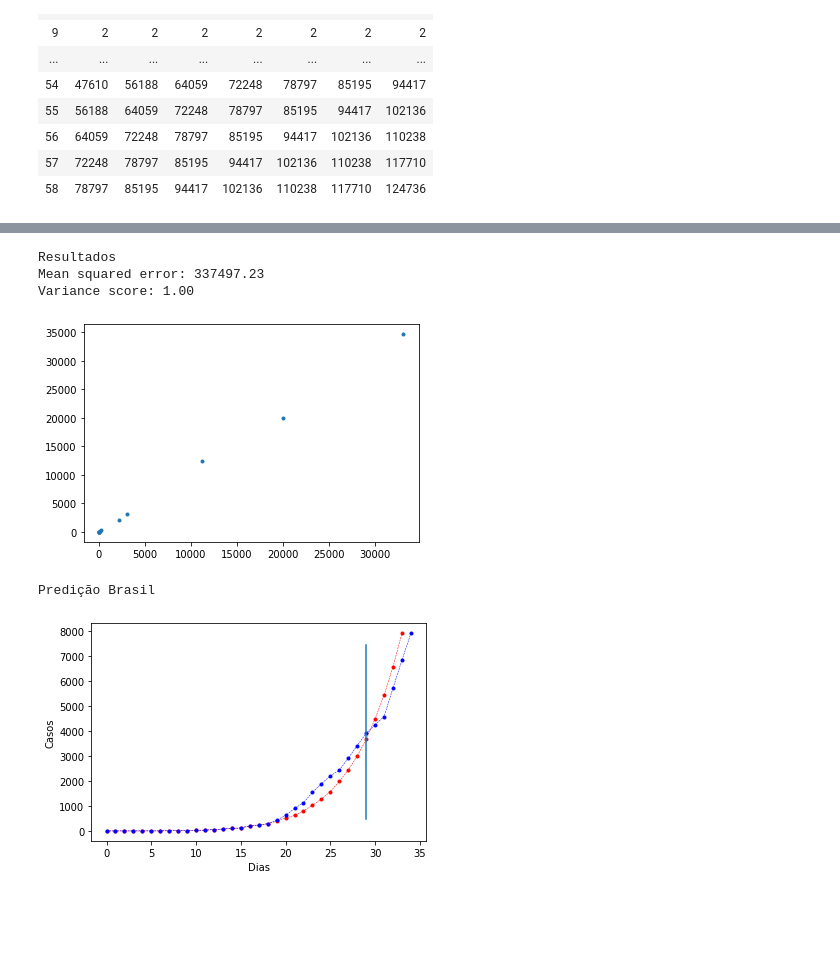
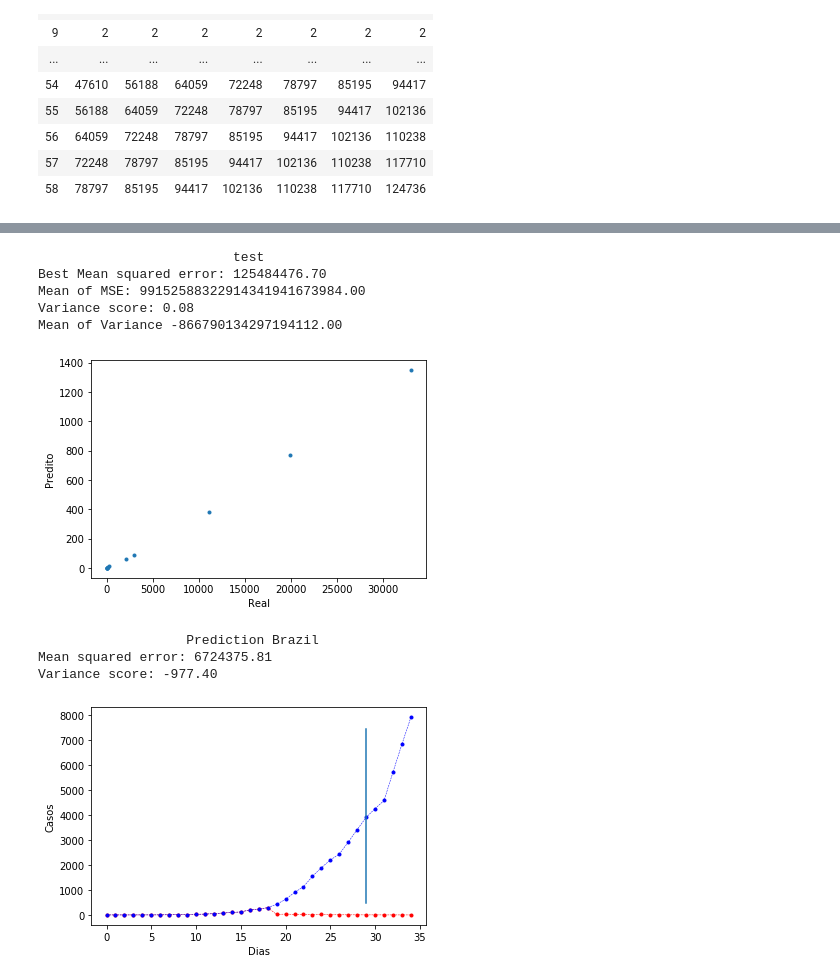
Before and after one commit to ThalesNoge/IC2019, a Jupyter notebook: CoronaVirus/covid-19MLP.ipynb, the cells around one changed output, grey strips where cells are left out. Saved outputs shown, nothing was run; the diff lists cells and outputs as text; code cells hidden in the pictures; blank space fills up the shorter version.

```diff
--- a/CoronaVirus/covid-19MLP.ipynb
+++ b/CoronaVirus/covid-19MLP.ipynb
@@ -29,7 +29,6 @@ dbSp
 | 57 | 72248 | 78797 | 85195 | 94417 | 102136 | 110238 | 117710 |
 | 58 | 78797 | 85195 | 94417 | 102136 | 110238 | 117710 | 124736 |
 # %%
-reg = MLPRegressor(hidden_layer_sizes =(6,8,6 ),solver='adam',activation = 'relu',learning_rate='adaptive',learning_rate_init = 0.1,max_iter=10000, shuffle = False)
 log = lambda x: math.log2(x)
 deslog = lambda x: 2**x
 module = lambda x: (x**2)**(1/2)
@@ -44,29 +43,26 @@ VetorVarlog = []
 VetorVardeslog= []
 menor_erro = 0
 for l in range(1,11):
-    print("Training MLPRegressor number ",l )
-    reg = MLPRegressor(hidden_layer_sizes =(6,8,6 ),solver='adam',activation = 'relu',learning_rate='adaptive',learning_rate_init = 0.1,max_iter=10000, shuffle = False)
+    #print("Training MLPRegressor number ",l )
+    #6,8,6
+    reg = MLPRegressor(hidden_layer_sizes =(50, 50, 50, 50, 50, 50, 50, 50, 50, 50),solver='adam',activation = 'relu',learning_rate='adaptive',learning_rate_init = 0.1,max_iter=10000, shuffle = False)
     reg.fit(X_trainsp,y_trainsp)
 
     y_predict_trainsp = reg.predict(X_trainsp)
     y_predict_testsp= reg.predict(X_testsp)
 
     VetorMSElog.append(mean_squared_error(y_testsp, y_predict_testsp))
-    VetorVarlog.append(r2_score(y_testsp, y_predict_testsp))
+    VetorVarlog.append(explained_variance_score(y_testsp, y_predict_testsp))
 
     VetorMSEdeslog.append(mean_squared_error(deslog(y_testsp), deslog(y_predict_testsp)))
-    VetorVardeslog.append(r2_score(deslog(y_testsp),deslog(y_predict_testsp)))
+    VetorVardeslog.append(explained_variance_score(deslog(y_testsp),deslog(y_predict_testsp)))
 
-    if(menor_erro == 0):
-        menor_erro = mean_squared_error(y_testsp, y_predict_testsp)
-        bestReg=reg
-
-    elif(module(menor_erro) > module(mean_squared_error(y_testsp, y_predict_testsp))):
+    if(menor_erro == 0 | (module(menor_erro) > module(mean_squared_error(y_testsp, y_predict_testsp)))):
         menor_erro = mean_squared_error(y_testsp, y_predict_testsp)
         menor_errodeslog = mean_squared_error(deslog(y_testsp), deslog(y_predict_testsp))
 
-        Var_menor_erro = r2_score(y_testsp, y_predict_testsp)
-        Var_menor_erro_deslog =r2_score(deslog(y_testsp),deslog(y_predict_testsp))
+        Var_menor_erro = explained_variance_score(y_testsp, y_predict_testsp, sample_weight=None, multioutput='uniform_average')
+        Var_menor_erro_deslog =explained_variance_score(deslog(y_testsp),deslog(y_predict_testsp), sample_weight=None, multioutput='uniform_average')
 
         bestReg = reg
 
@@ -85,0 +87,13 @@ Training MLPRegressor number  10
+# %%
+print("                         test")
+y_testsp= (y_testsp)
+y_predictsp= (Y_menor_erro_test)
+print("Best Mean squared error: %.2f"
+      % mean_squared_error(y_testsp, y_predictsp))
+print("Mean of MSE: %.2f" % statistics.mean(VetorMSElog))
+print('Variance score: %.2f' % explained_variance_score(y_testsp, y_predictsp))
+print("Mean of Variance %.2f" % statistics.mean(VetorVarlog))
+plt.scatter(y_testsp,y_predictsp,marker='.')
+plt.xlabel('Real')
+plt.ylabel('Predito')
+plt.show()
@@ -100,17 +123,23 @@ Variance score: 1.00
 # %%
-print("Resultados")
+print("                         test")
 y_testsp= deslog(y_testsp)
 y_predictsp= deslog(Y_menor_erro_test)
-print("Mean squared error: %.2f"
+print("Best Mean squared error: %.2f"
       % mean_squared_error(y_testsp, y_predictsp))
-print('Variance score: %.2f' % r2_score(y_testsp, y_predictsp))
+print("Mean of MSE: %.2f" % statistics.mean(VetorMSEdeslog))
+print('Variance score: %.2f' % explained_variance_score(y_testsp, y_predictsp))
+print("Mean of Variance %.2f" % statistics.mean(VetorVardeslog))
 plt.scatter(y_testsp,y_predictsp,marker='.')
+plt.xlabel('Real')
+plt.ylabel('Predito')
 plt.show()
 # %% [output]
-Resultados
-Mean squared error: 337497.23
-Variance score: 1.00
+                         test
+Best Mean squared error: 125484476.70
+Mean of MSE: 99152588322914341941673984.00
+Variance score: 0.08
+Mean of Variance -866790134297194112.00
-[figure, old version]
+[figure, new version]
 # %%
 dbBr = pd.read_csv("C:/Users/thale/Desktop/Faculdade_e_Trabalho/IC/IC2019/CoronaVirus/Covid-19.csv")
 xBr = dbBr.drop('Y', axis=1)
@@ -118,7 +147,7 @@ xBr= xBr.applymap(log)
 yBr = dbBr['Y']
 yBr= yBr.apply(log)
 # %%
-for i in range(0,15):
+for i in range(0,16):
     linha = xBr.loc[(13+i)]
     Ypred = bestReg.predict([linha])
     xBr.at[(14+i),'cases6']=Ypred
@@ -131,7 +160,7 @@ xBr = xBr.applymap(deslog)
 lista1 = []
 lista2 = []
 for i in range(0,35):
-    if(i<34):
+    if(i<35):
         lista1.append(i)
     lista2.append(i)
 CovidBr = pd.read_csv("C:/Users/thale/Desktop/Faculdade_e_Trabalho/IC/IC2019//CoronaVirus/covid-19UmaColuna.csv")
@@ -140,10 +169,16 @@ plt.ylabel('Casos')
 plt.plot(lista1,xBr['cases1'],linestyle='--', color='r', marker='.', linewidth=0.5)
 plt.plot(lista2,CovidBr['cases'],linestyle='--', color='b', marker='.', linewidth=0.5)
 plt.axvline(x=29, ymin=0.1, ymax=0.9) #inicio da quarentena no brasil
-print("Predição Brasil")
+print("                   Prediction Brazil")
+
+print("Mean squared error: %.2f"
+      % mean_squared_error(xBr['cases1'], CovidBr['cases']))
+print('Variance score: %.2f' % explained_variance_score(xBr['cases1'], CovidBr['cases'], sample_weight=None, multioutput='uniform_average'))
 # %% [output]
-Predição Brasil
+                   Prediction Brazil
+Mean squared error: 6724375.81
+Variance score: -977.40
-[figure, old version]
+[figure, new version]
 # %%
 # prever dados da espanha # avisar que "trapaciei"
 DadosSp=dbSp.drop('Y',axis=1)
```
Also changed, not shown: parts of 12 cells of this notebook, 3 other files.
